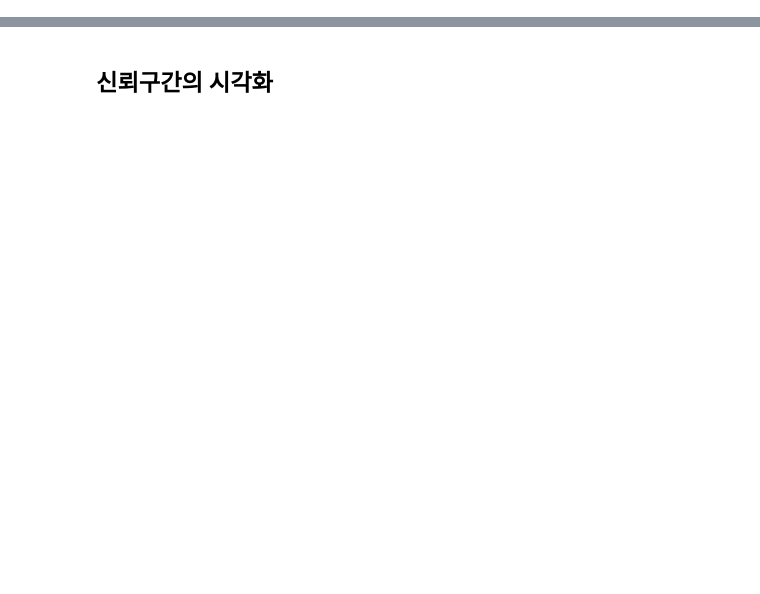
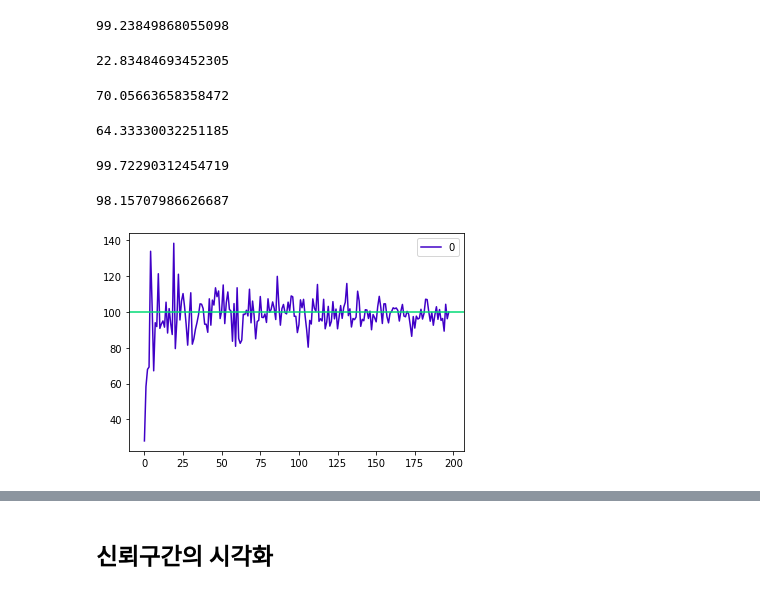
Before and after one commit to ttogle918/ds-zip, a Jupyter notebook: n123-confidence-intervals/n123-confidence-intervals.ipynb, the cells around one changed output, grey strips where cells are left out. Drawn from its saved outputs; the diff is of its cells as text; code cells hidden in the pictures; blank space fills up the shorter version.

```diff
--- a/n123-confidence-intervals/n123-confidence-intervals.ipynb
+++ b/n123-confidence-intervals/n123-confidence-intervals.ipynb
@@ -123,0 +26,45 @@ confidence_interval([1,2,3,1,2,3,1,2,3])
+# %%
+import numpy as np
+import matplotlib.pyplot as plt
+import pandas as pd
+
+population = np.random.normal(50, 10, 1000) # mu = 50, sd = 10,
+population.var()
+# %% [output]
+99.23849868055098
+# %%
+np.random.choice(population, 5).var()
+# %% [output]
+22.83484693452305
+# %%
+np.random.choice(population, 15).var()
+# %% [output]
+70.05663658358472
+# %%
+np.random.choice(population, 50).var()
+# %% [output]
+64.33330032251185
+# %%
+np.random.choice(population, 100).var()
+# %% [output]
+99.72290312454719
+# %%
+np.random.choice(population, 200).var()
+# %% [output]
+98.15707986626687
+# %%
+dat = []
+
+for i in np.arange(start = 5, stop = 995, step = 5) :
+  s = np.random.choice(population, i)
+  dat.append(s.var())
+dat
+
+(pd
+ .DataFrame(dat)
+ .plot
+ .line(color = '#4000c7')
+ .axhline(y = 100, color = '#00da75')
+ );
+# %% [output]
+[figure, added]
```
Also changed, not shown: parts of 42 cells of this notebook, 8 other files.
